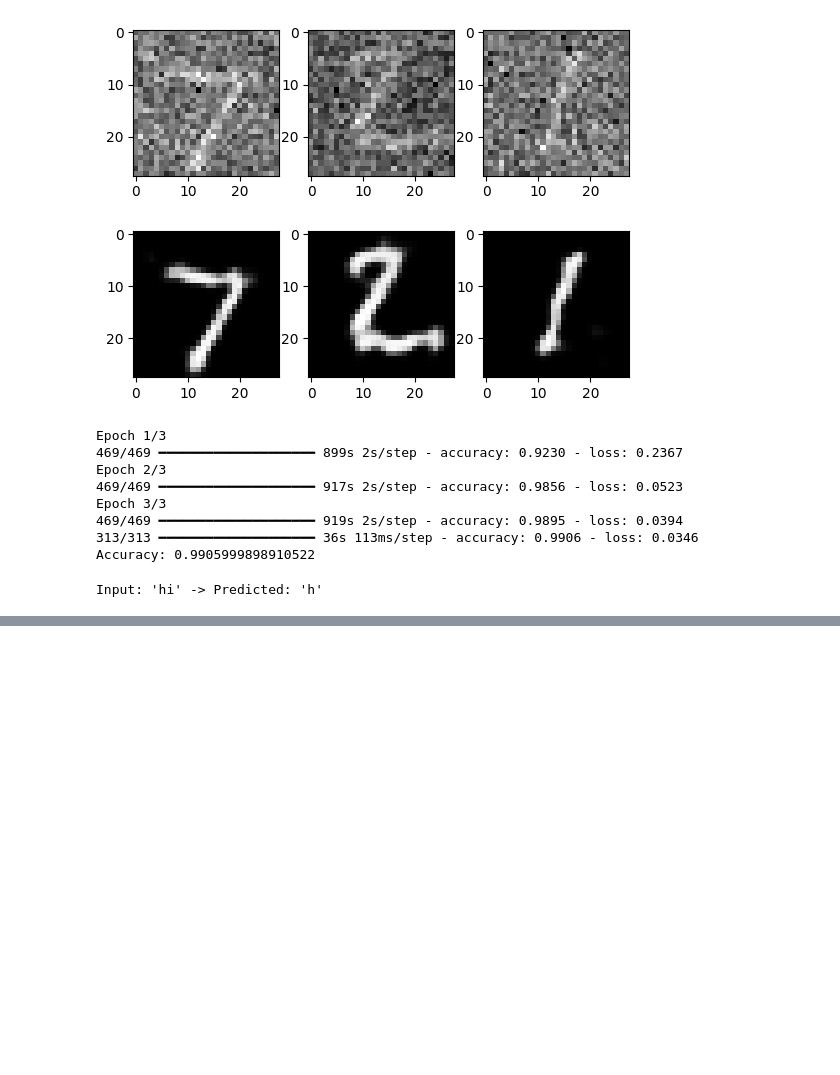
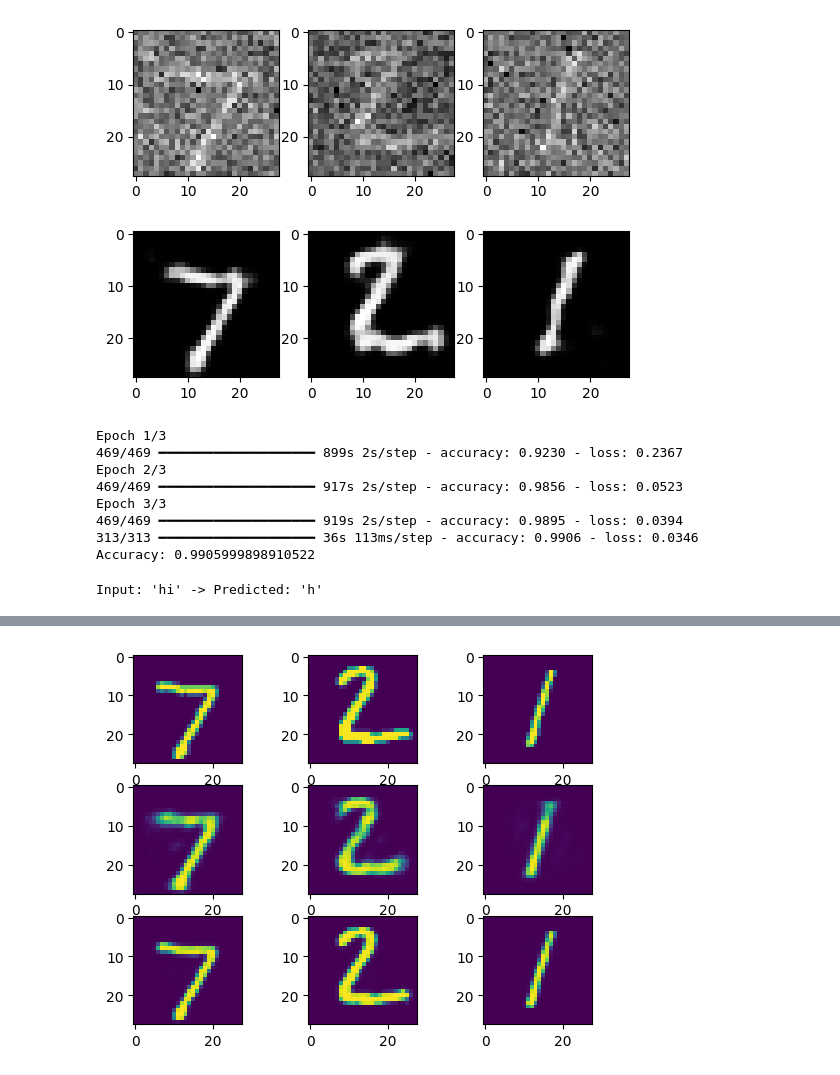
Before and after one commit to GodishalaAshwith/DeepLearning, a Jupyter notebook: DLExternal.ipynb, the cells around one changed output, grey strips where cells are left out. Saved outputs shown, nothing was run; the diff lists cells and outputs as text; code cells hidden in the pictures; blank space fills up the shorter version.

```diff
--- a/DLExternal.ipynb
+++ b/DLExternal.ipynb
@@ -848,3 +852,73 @@ pred = np.argmax(model.predict(X, verbose=0))
 print(f"Input: 'hi' -> Predicted: '{vocab[pred]}'")
 # %% [output]
 Input: 'hi' -> Predicted: 'h'
+# %%
+#15. Undercomplete and Overcomplete Autoencoder
+
+from tensorflow.keras.datasets import mnist
+from tensorflow.keras.models import Sequential
+from tensorflow.keras.layers import Dense, Flatten
+import matplotlib.pyplot as plt
+
+# Load Dataset
+(x_train, _), (x_test, _) = mnist.load_data()
+
+# Normalize
+x_train = x_train / 255.0
+x_test = x_test / 255.0
+
+# Flatten Images
+x_train = x_train.reshape(-1, 784)
+x_test = x_test.reshape(-1, 784)
+
+# Undercomplete Autoencoder
+under = Sequential([
+    Dense(64, activation='relu', input_shape=(784,)),
+    Dense(784, activation='sigmoid')
+])
+
+under.compile(optimizer='adam', loss='binary_crossentropy')
+
+under.fit(x_train, x_train,
+          epochs=3,
+          batch_size=128,
+          verbose=0)
+
+# Overcomplete Autoencoder
+over = Sequential([
+    Dense(1024, activation='relu', input_shape=(784,)),
+    Dense(784, activation='sigmoid')
+])
+
+over.compile(optimizer='adam', loss='binary_crossentropy')
+
+over.fit(x_train, x_train,
+         epochs=3,
+         batch_size=128,
+         verbose=0)
+
+# Reconstruction Loss
+print("Undercomplete Loss:",
+      under.evaluate(x_test, x_test))
+
+print("Overcomplete Loss:",
+      over.evaluate(x_test, x_test))
+
+# Reconstructed Images
+u = under.predict(x_test)
+o = over.predict(x_test)
+
+# Display Images
+for i in range(3):
+
+    plt.subplot(3,3,i+1)
+    plt.imshow(x_test[i].reshape(28,28))
+
+    plt.subplot(3,3,i+4)
+    plt.imshow(u[i].reshape(28,28))
+
+    plt.subplot(3,3,i+7)
+    plt.imshow(o[i].reshape(28,28))
+
+plt.show()
+# %% [output]
@@ -850,0 +931 @@ Input: 'hi' -> Predicted: 'h'
+[figure, added]
```
Also changed, not shown: parts of 7 cells of this notebook.
